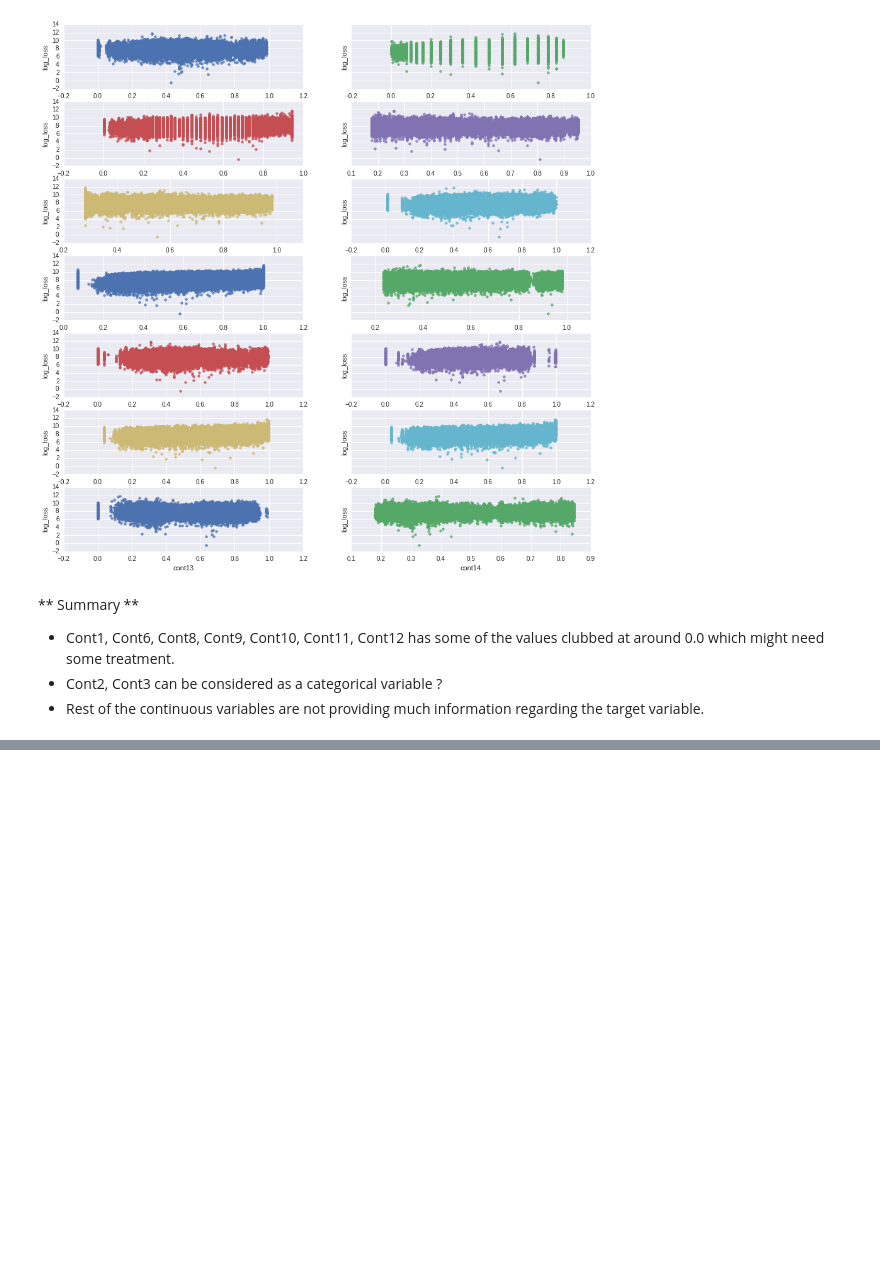
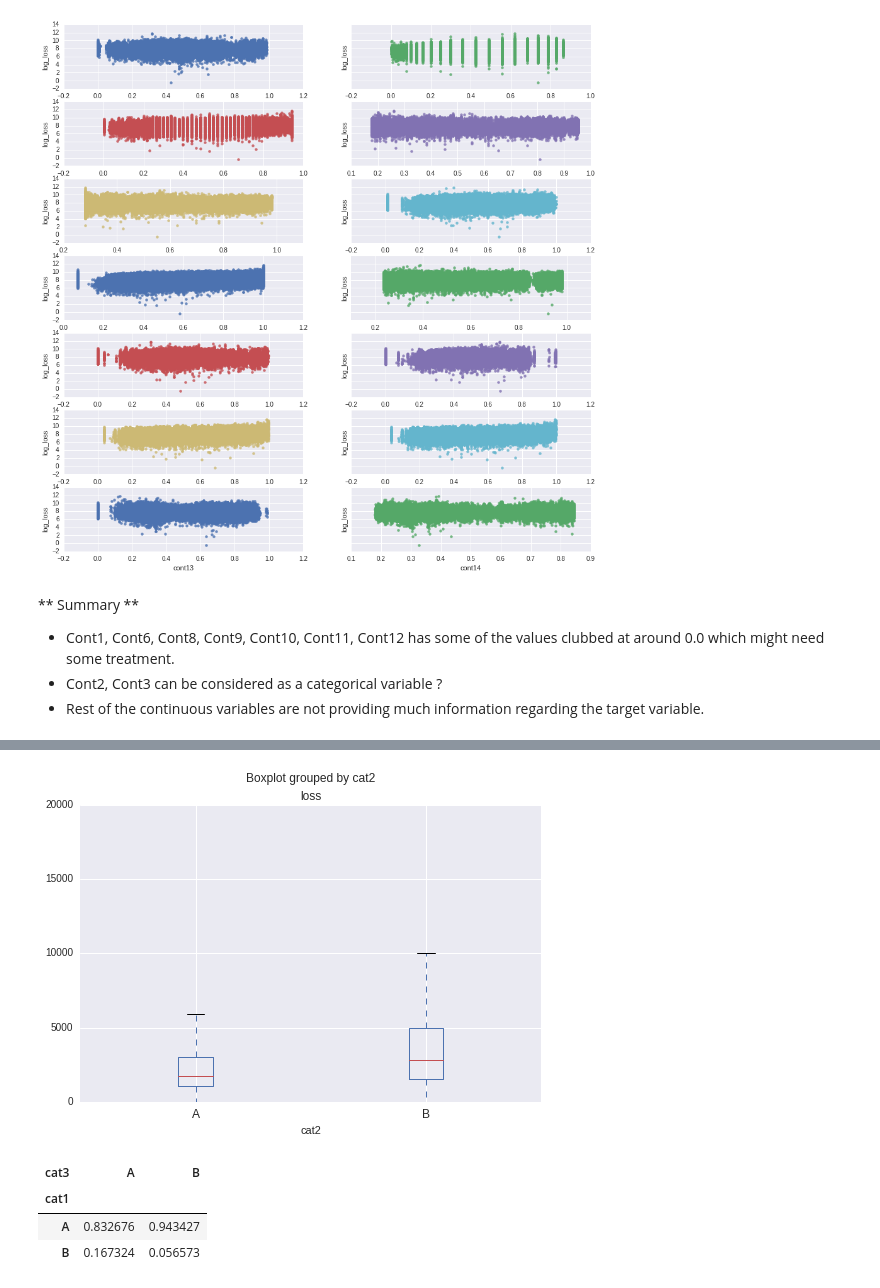
Before and after one commit to numb3r33/AllStateInsurance, a Jupyter notebook: notebooks/What_is_data.ipynb, the cells around one changed output, grey strips where cells are left out. Cells and saved outputs as stored; diff of their text form; code cells hidden in the pictures; blank space fills up the shorter version.

```diff
--- a/notebooks/What_is_data.ipynb
+++ b/notebooks/What_is_data.ipynb
@@ -138,0 +156,4 @@ sns.regplot(x='cont14', y='log_loss', data=data[:len(train)], fit_reg=False, ax=
+# %%
+data[data.loss < 20000].boxplot(column='loss', by='cat2');
+# %% [output]
+[figure, added]
@@ -138,0 +162,7 @@ sns.regplot(x='cont14', y='log_loss', data=data[:len(train)], fit_reg=False, ax=
+# %%
+cat1_cat3 / cat1_cat3.sum(axis=0)
+# %% [output]
+| cat3 | A | B |
+| cat1 |  |  |
+| A | 0.832676 | 0.943427 |
+| B | 0.167324 | 0.056573 |
```
Also changed, not shown: parts of 15 cells of this notebook.
